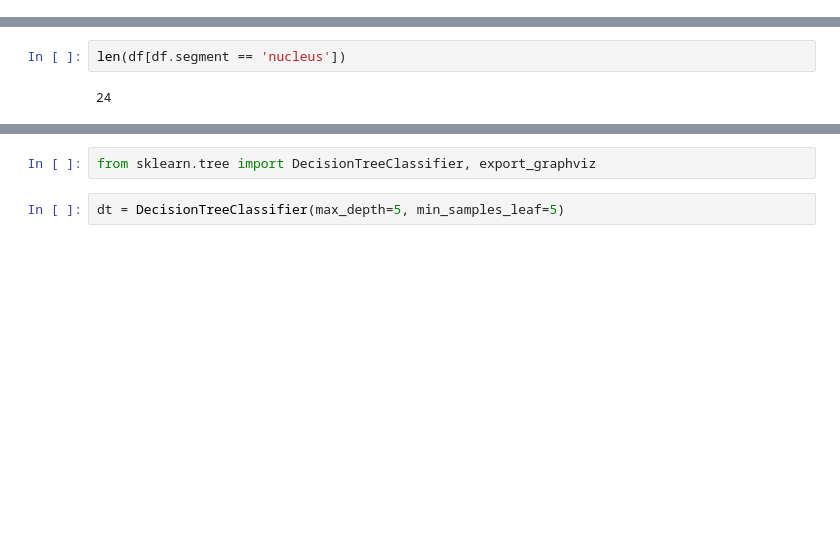
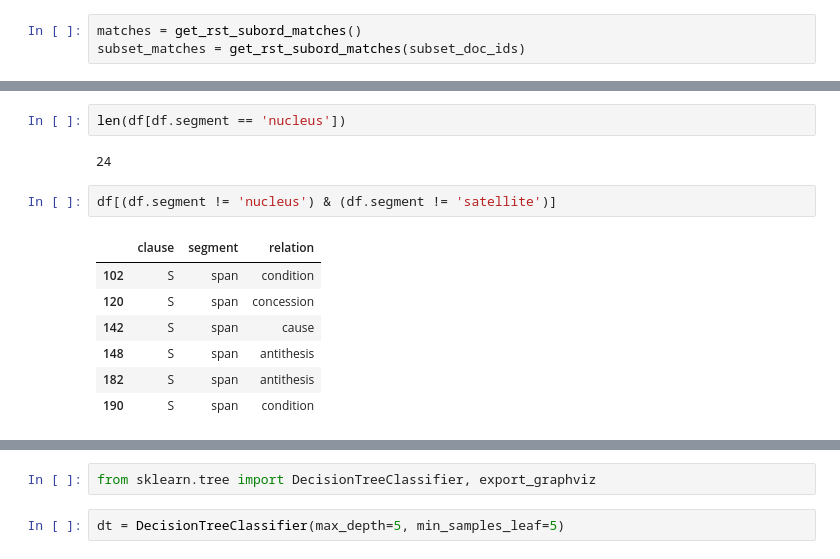
Before and after one commit to arne-cl/alt-mulig, a Jupyter notebook: discoursegraphs/pcc-rst-subordinate-clauses.ipynb, the cells around one changed output, grey strips where cells are left out. Saved outputs shown, nothing was run; the diff lists cells and outputs as text; blank space fills up the shorter version.

Commit message:
updated rst vs. subordinate clauses notebook
- the work was done a long time ago, I don't really
  remember what I was up to

```diff
--- a/discoursegraphs/pcc-rst-subordinate-clauses.ipynb
+++ b/discoursegraphs/pcc-rst-subordinate-clauses.ipynb
@@ -267,2 +286,5 @@ import pandas
+# %%
+matches = get_rst_subord_matches()
+subset_matches = get_rst_subord_matches(subset_doc_ids)
 # %%
 df = DataFrame(matches, columns=('clause', 'segment', 'relation'))
@@ -274,3 +383,13 @@ len(df[df.segment == 'satellite'])
 len(df[df.segment == 'nucleus'])
 # %% [output]
 24
+# %%
+df[(df.segment != 'nucleus') & (df.segment != 'satellite')]
+# %% [output]
+|  | clause | segment | relation |
+| 102 | S | span | condition |
+| 120 | S | span | concession |
+| 142 | S | span | cause |
+| 148 | S | span | antithesis |
+| 182 | S | span | antithesis |
+| 190 | S | span | condition |
```
Also changed, not shown: parts of 41 cells of this notebook.
